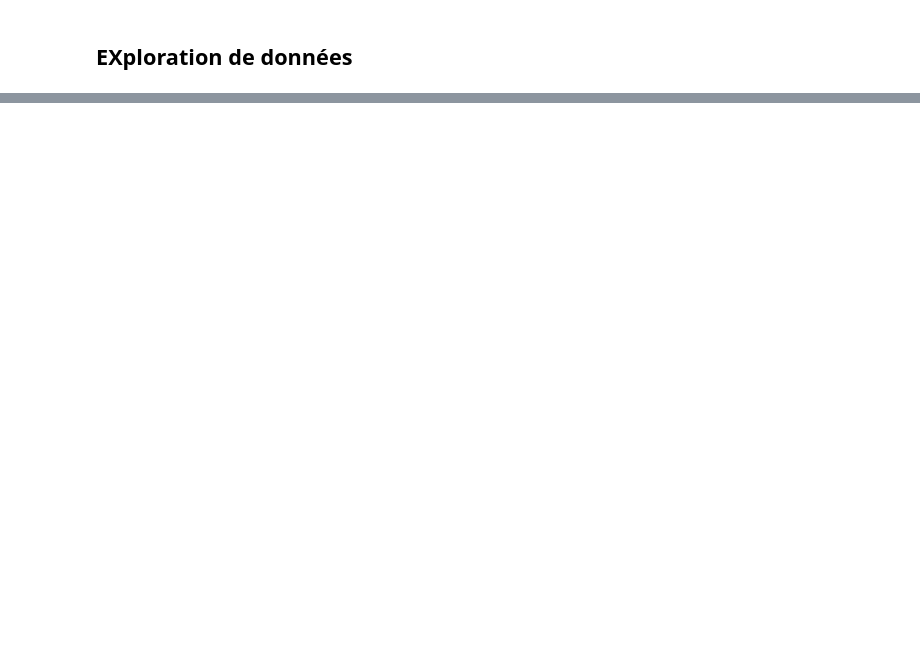
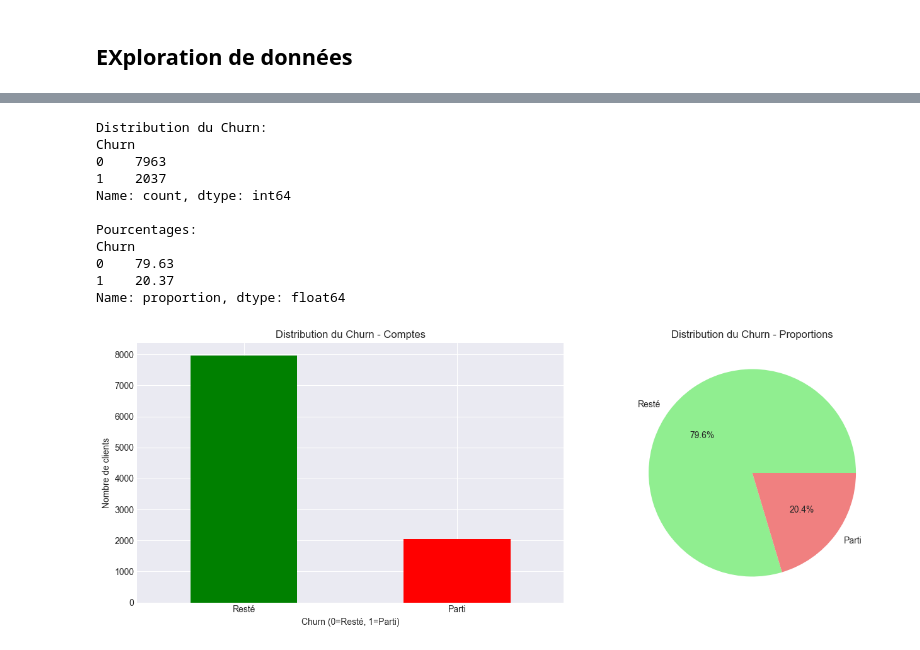
Before and after one commit to Ibrahym00/projet-data-science-fac, a Jupyter notebook: notebooks/01_exploration.ipynb, the cells around one changed output, grey strips where cells are left out. Drawn from its saved outputs; the diff is of its cells as text; code cells hidden in the pictures; blank space fills up the shorter version.

```diff
--- a/notebooks/01_exploration.ipynb
+++ b/notebooks/01_exploration.ipynb
@@ -28,0 +71,39 @@ Premières lignes:
+# %%
+# Distribution de la variable cible
+print("Distribution du Churn:")
+print(df['Churn'].value_counts())
+print("\nPourcentages:")
+print(df['Churn'].value_counts(normalize=True) * 100)
+
+
+fig, axes = plt.subplots(1, 2, figsize=(14, 5))
+
+# Graphique 1: Bar chart (comptes)
+df['Churn'].value_counts().plot(kind='bar', ax=axes[0], color=['green', 'red'])
+axes[0].set_title('Distribution du Churn - Comptes')
+axes[0].set_xlabel('Churn (0=Resté, 1=Parti)')
+axes[0].set_ylabel('Nombre de clients')
+axes[0].set_xticklabels(['Resté', 'Parti'], rotation=0)
+
+# Graphique 2: Pie chart (proportions)
+colors = ['lightgreen', 'lightcoral']
+df['Churn'].value_counts().plot(kind='pie', ax=axes[1], autopct='%1.1f%%',
+                                 colors=colors, labels=['Resté', 'Parti'])
+axes[1].set_title('Distribution du Churn - Proportions')
+axes[1].set_ylabel('')
+
+plt.tight_layout()
+plt.show()
+# %% [output]
+Distribution du Churn:
+Churn
+0    7963
+1    2037
+Name: count, dtype: int64
+
+Pourcentages:
+Churn
+0    79.63
+1    20.37
+Name: proportion, dtype: float64
+[figure, added]
```
Also changed, not shown: parts of 13 cells of this notebook.
